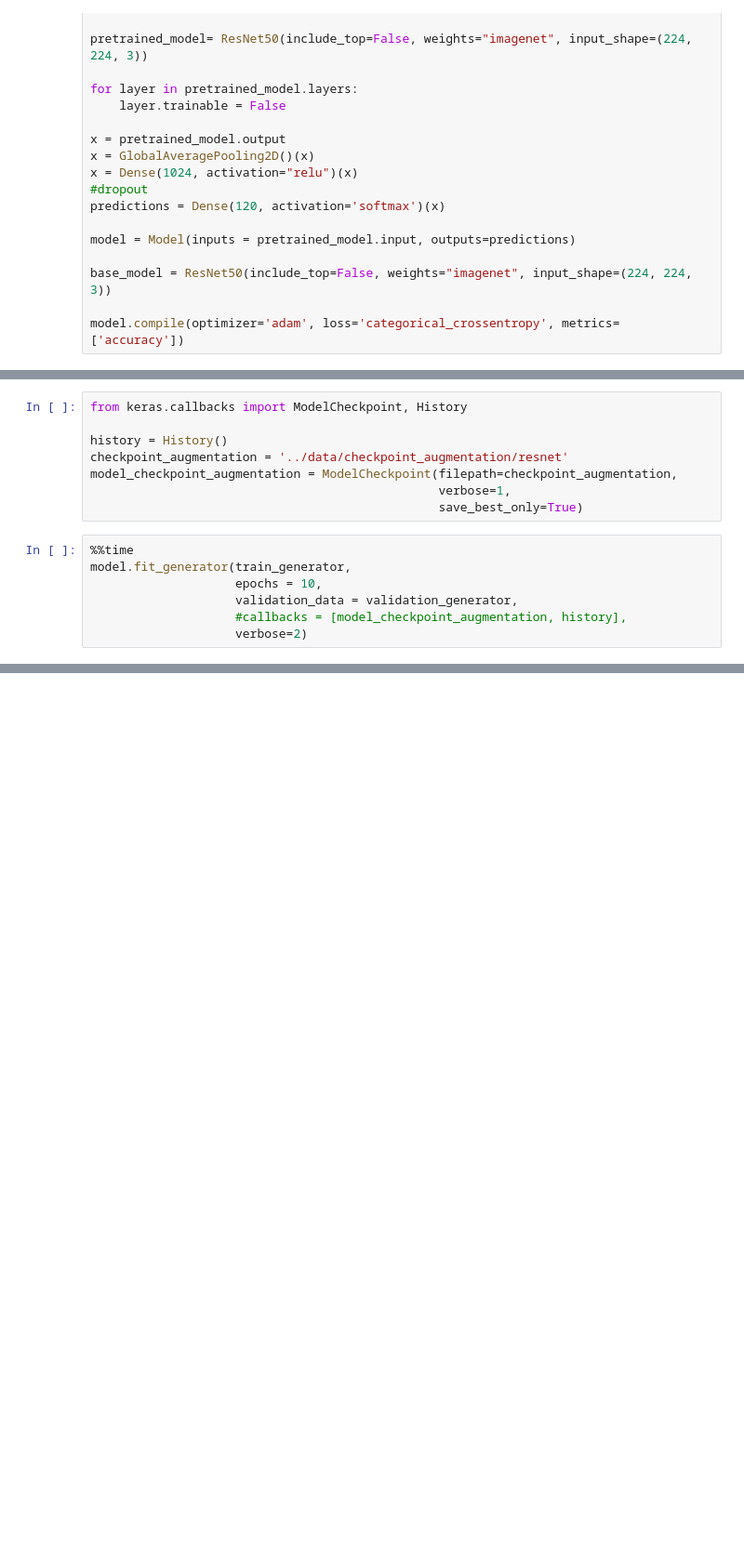
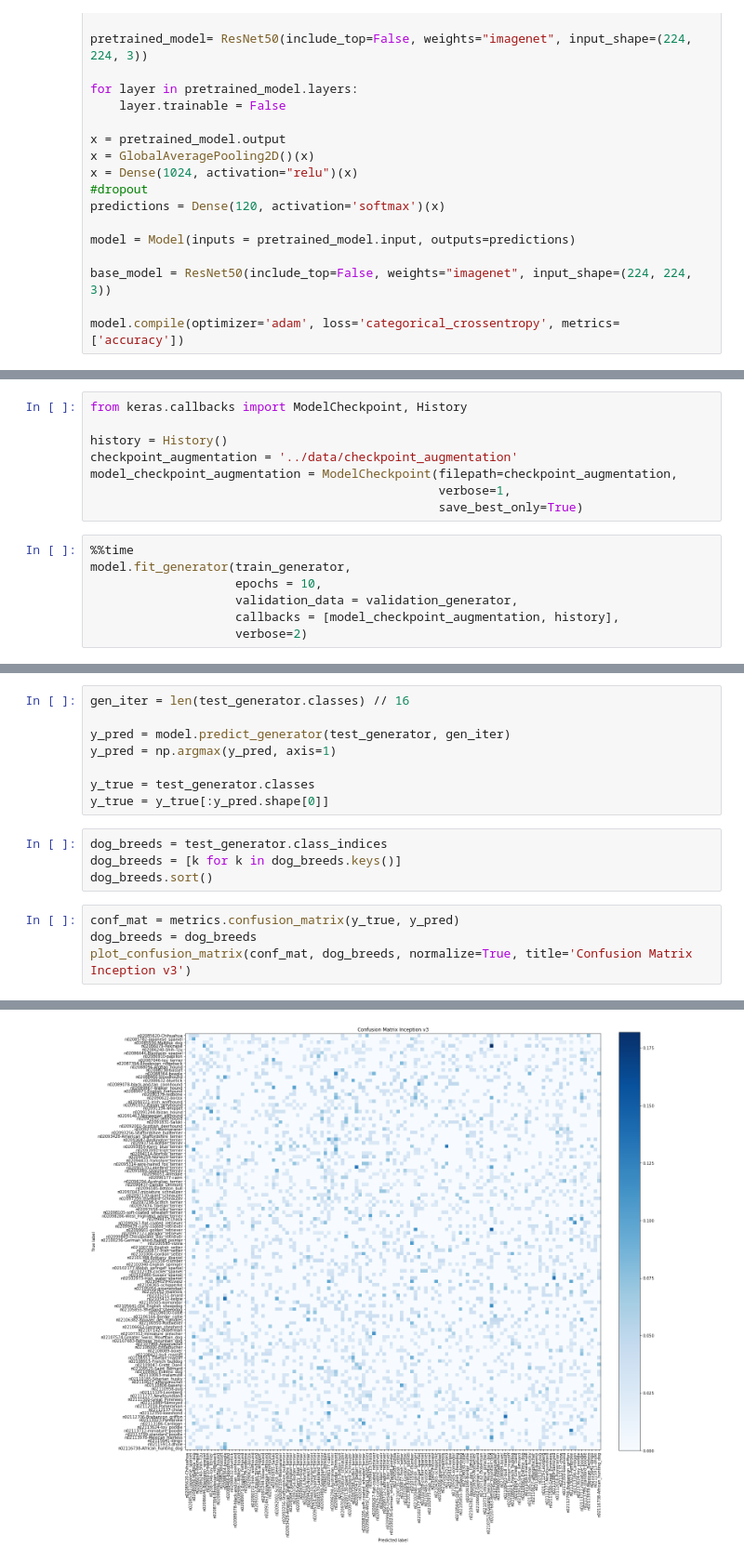
Before and after one commit to celiabayet/Dogs, a Jupyter notebook: code/notebooks/Resnet.ipynb, the cells around one changed output, grey strips where cells are left out. Shown: that part at 93% size. Drawn from its saved outputs; the diff is of its cells as text; blank space fills up the shorter version.

```diff
--- a/code/notebooks/Resnet.ipynb
+++ b/code/notebooks/Resnet.ipynb
@@ -105,7 +213,7 @@ Found 4232 images belonging to 120 classes.
 from keras.callbacks import ModelCheckpoint, History
 
 history = History()
-checkpoint_augmentation = '../data/checkpoint_augmentation/resnet'
+checkpoint_augmentation = '../data/checkpoint_augmentation'
 model_checkpoint_augmentation = ModelCheckpoint(filepath=checkpoint_augmentation,
                                                 verbose=1,
                                                 save_best_only=True)
@@ -114,7 +222,7 @@ model_checkpoint_augmentation = ModelCheckpoint(filepath=checkpoint_augmentation
 model.fit_generator(train_generator,
                     epochs = 10,
                     validation_data = validation_generator,
-                    #callbacks = [model_checkpoint_augmentation, history],
+                    callbacks = [model_checkpoint_augmentation, history],
                     verbose=2)
 # %% [output]
 Epoch 1/10
@@ -141,0 +326,17 @@ Wall time: 7h 34min 12s
+# %%
+gen_iter = len(test_generator.classes) // 16
+
+y_pred = model.predict_generator(test_generator, gen_iter)
+y_pred = np.argmax(y_pred, axis=1)
+
+y_true = test_generator.classes
+y_true = y_true[:y_pred.shape[0]]
+# %%
+dog_breeds = test_generator.class_indices
+dog_breeds = [k for k in dog_breeds.keys()]
+dog_breeds.sort()
+# %%
+conf_mat = metrics.confusion_matrix(y_true, y_pred)
+dog_breeds = dog_breeds
+plot_confusion_matrix(conf_mat, dog_breeds, normalize=True, title='Confusion Matrix Inception v3')
+# %% [output]
@@ -141,0 +344 @@ Wall time: 7h 34min 12s
+[figure, added]
```
Also changed, not shown: parts of 16 cells of this notebook, 4 other files.
